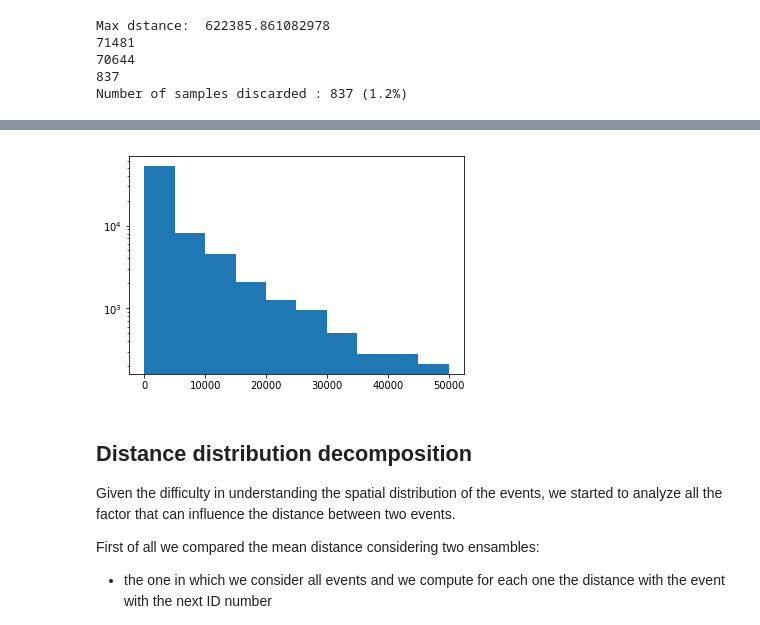
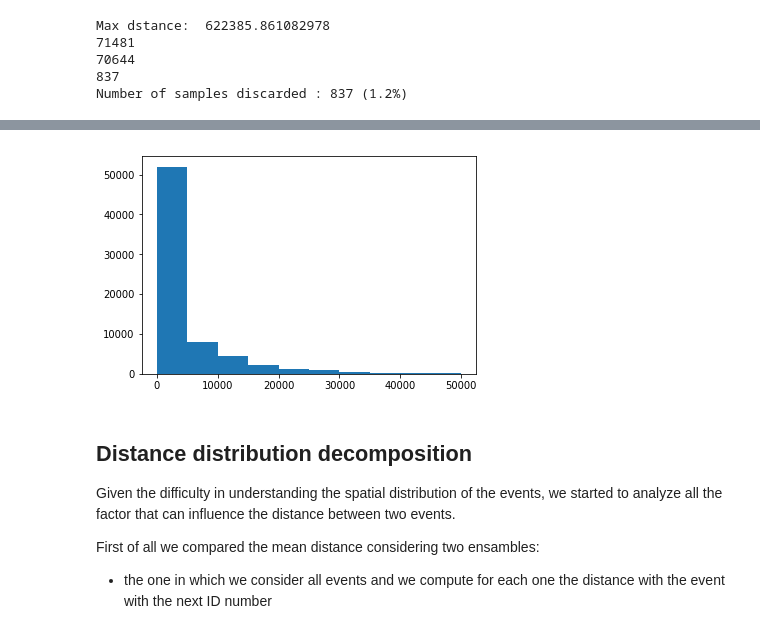
Before and after one commit to mango915/Earthquakes, a Jupyter notebook: nico.ipynb, the cells around one changed output, grey strips where cells are left out. Drawn from its saved outputs; the diff is of its cells as text; code cells hidden in the pictures.

```diff
--- a/nico.ipynb
+++ b/nico.ipynb
@@ -808,4 +820,4 @@ for d in range(len(v_dict)):
             #print('Computing {}-> {} waiting time.'.format(k,j))
             distance_tree[int(j)] = np.linalg.norm(df[['x','y','z']].iloc[int(j)] - df[['x','y','z']].iloc[int(k)])
 
-distance_tree = distance_tree[distance_tree > 0]
+#distance_tree = distance_tree[distance_tree > 0]
@@ -849,10 +867,10 @@ plot_Pm_r_tree(dist_truncated, bin_number = bins)
 # %%
 dist_trunc = dist_truncated[dist_truncated < 50000]
 plt.hist(dist_trunc)
-plt.yscale('log')
+#plt.yscale('log')
 plt.show()
 # %% [output]
-[figure, old version]
+[figure, new version]
 # %% [markdown]
 ## Distance distribution decomposition
 
```
Also changed, not shown: parts of 24 cells of this notebook.
